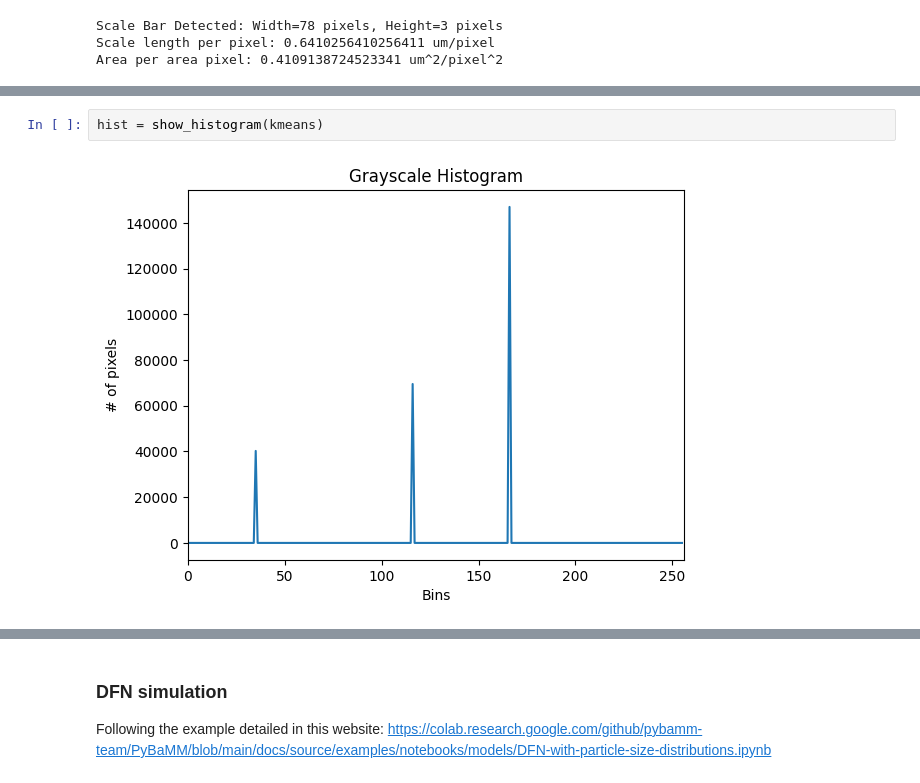
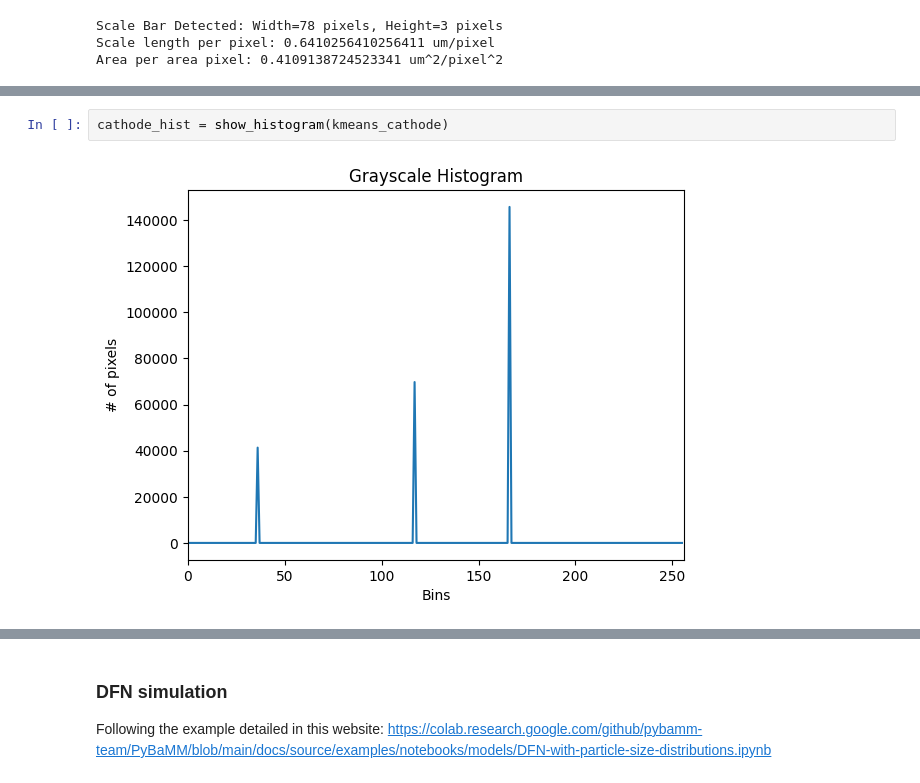
Before and after one commit to trunghth123/ImageProcessingLi, a Jupyter notebook: main.ipynb, the cells around one changed output, grey strips where cells are left out. Saved outputs shown, nothing was run; the diff lists cells and outputs as text.

```diff
--- a/main.ipynb
+++ b/main.ipynb
@@ -76,8 +82,8 @@ show_image(kmeans, title =f"Quantized image with {k} clusters" )
 # %% [output]
 [figure]
 <Axes: title={'center': 'Quantized image with 3 clusters'}>
-# %%
-hist = show_histogram(kmeans)
-# %% [output]
-[figure, removed]
+# %%
+cathode_hist = show_histogram(kmeans_cathode)
+# %% [output]
+[figure, added]
 # %%
```
Also changed, not shown: parts of 19 cells of this notebook.
